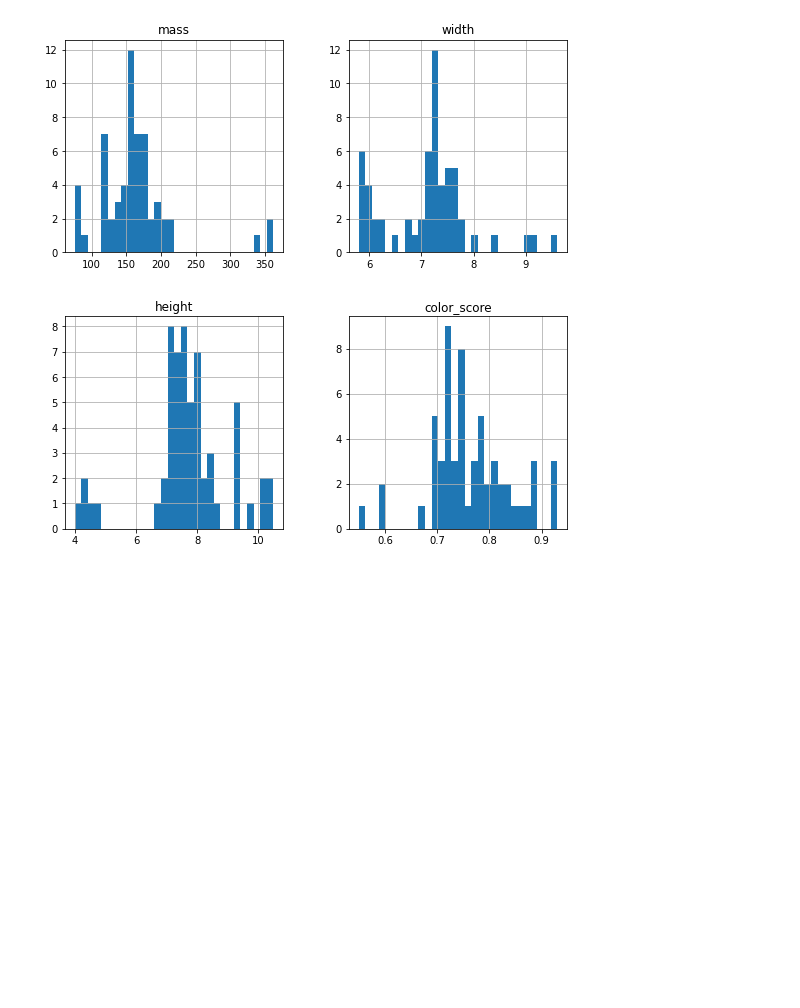
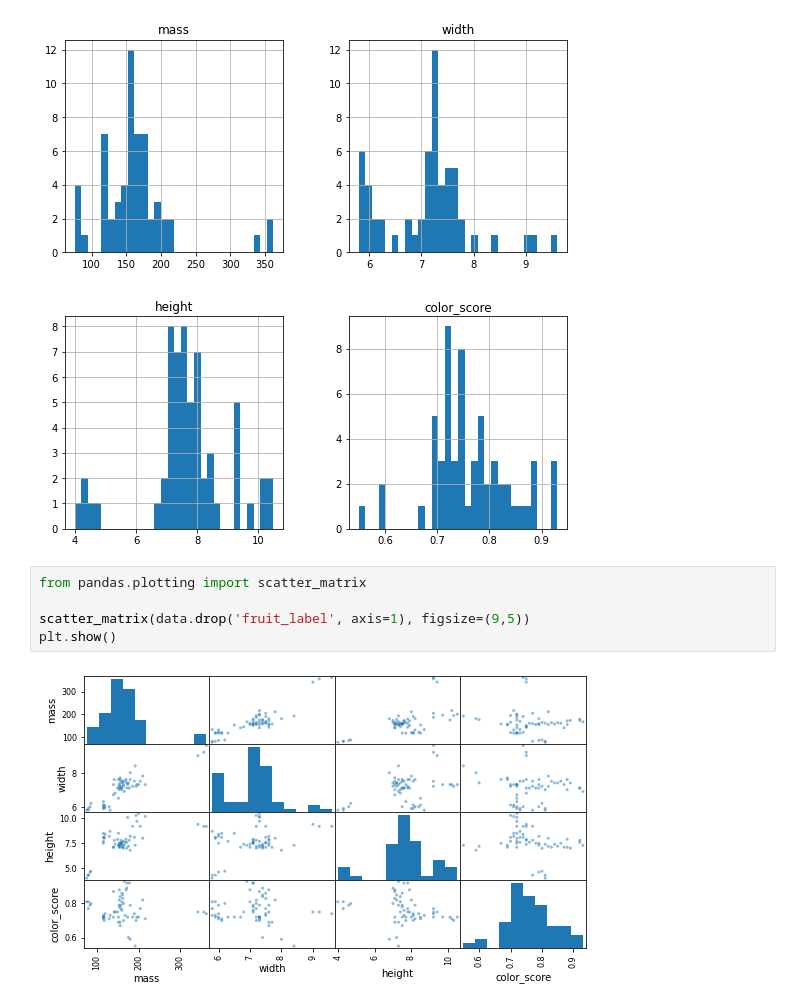
Before and after one commit to Gangadharsmg/fruits_classification, a Jupyter notebook: fruits_classification.ipynb, the cells around one changed output. Saved outputs shown, nothing was run; the diff lists cells and outputs as text; blank space fills up the shorter version.

```diff
--- a/fruits_classification.ipynb
+++ b/fruits_classification.ipynb
@@ -109,3 +109,10 @@ array([[<AxesSubplot:title={'center':'mass'}>,
        [<AxesSubplot:title={'center':'height'}>,
         <AxesSubplot:title={'center':'color_score'}>]], dtype=object)
 [figure]
+# %%
+from pandas.plotting import scatter_matrix
+
+scatter_matrix(data.drop('fruit_label', axis=1), figsize=(9,5))
+plt.show()
+# %% [output]
+[figure, added]
```
Also changed, not shown: parts of 18 cells of this notebook.
